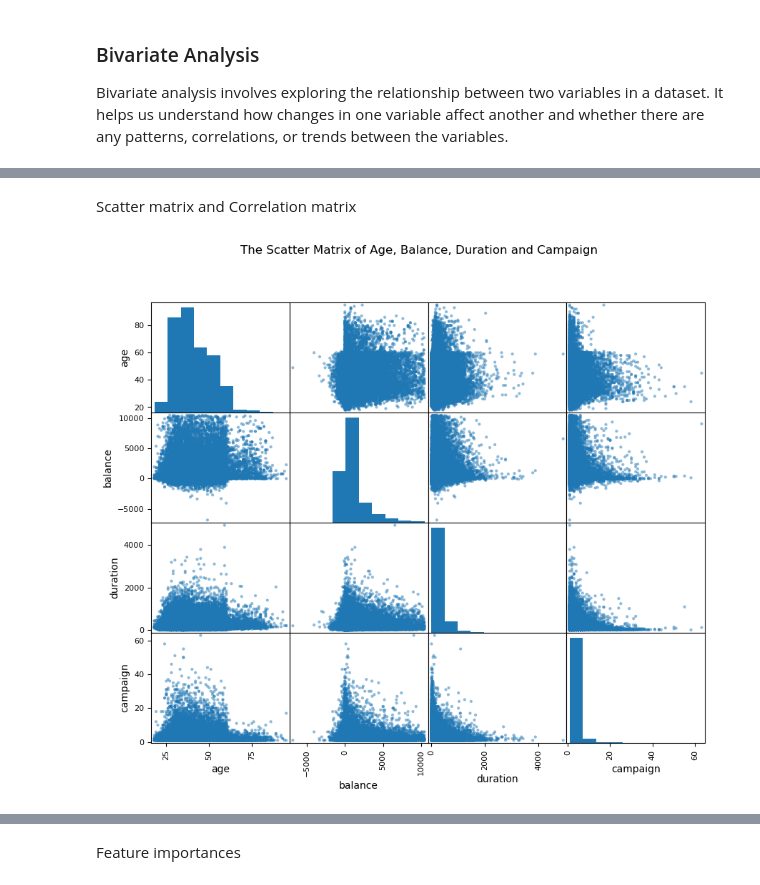
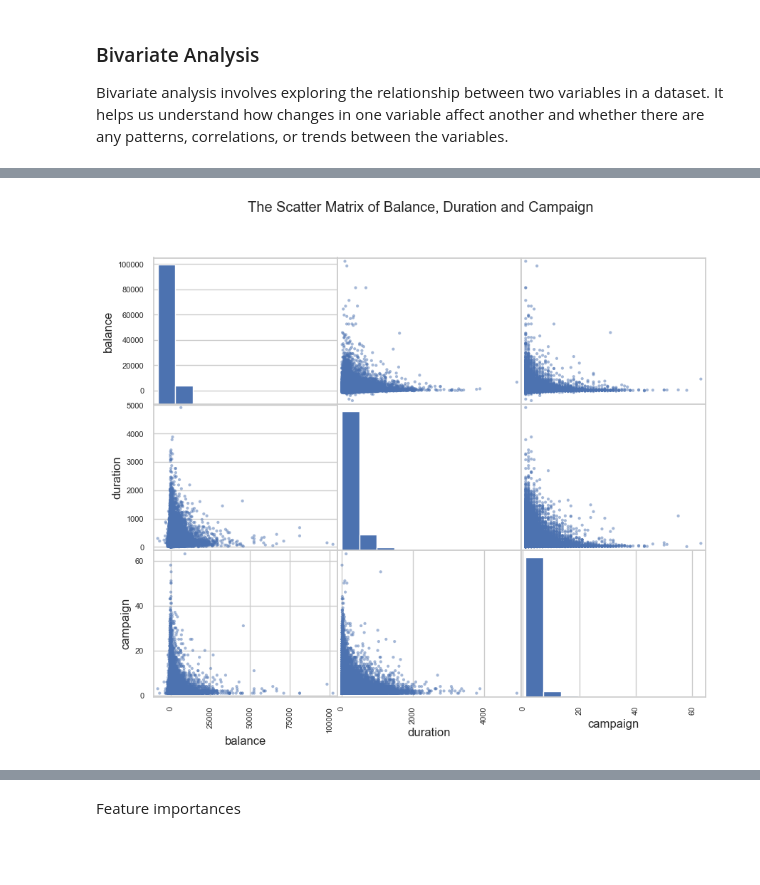
Before and after one commit to gulnar77/Capstone-Predictive-Insights-from-Portuguese-Bank-Marketing-Data, a Jupyter notebook: EDA.ipynb, the cells around one changed output, grey strips where cells are left out. Saved outputs shown, nothing was run; the diff lists cells and outputs as text; code cells hidden in the pictures; blank space fills up the shorter version.

```diff
--- a/EDA.ipynb
+++ b/EDA.ipynb
@@ -220,0 +336,7 @@ Histogram plots for continuous variables
+# %%
+# Convert 'age' variable to categorical
+data_bank['age_category'] = pd.cut(data_bank['age'], bins=[0, 25, 35, 45, 55, 65, 100],
+                                   labels=['18-25', '26-35', '36-45', '46-55', '56-65', '66+'])
+
+# Display the updated DataFrame
+print(data_bank[['age', 'age_category']].head())
@@ -401,10 +417,9 @@ plt.show()
-# %% [markdown]
-Scatter matrix and Correlation matrix
 # %%
 from pandas.plotting import scatter_matrix
-matrix = scatter_matrix(data_bank[['age','balance','duration','campaign']],figsize=(10,8))
+matrix = scatter_matrix(data_bank[['balance','duration','campaign']],figsize=(10,8))
 
-plt.suptitle('The Scatter Matrix of Age, Balance, Duration and Campaign')
+plt.suptitle('The Scatter Matrix of Balance, Duration and Campaign')
+plt.savefig('scatter_matrix .png', bbox_inches='tight')
 plt.show()
 # %% [output]
-[figure, old version]
+[figure, new version]
```
Also changed, not shown: parts of 65 cells of this notebook.
